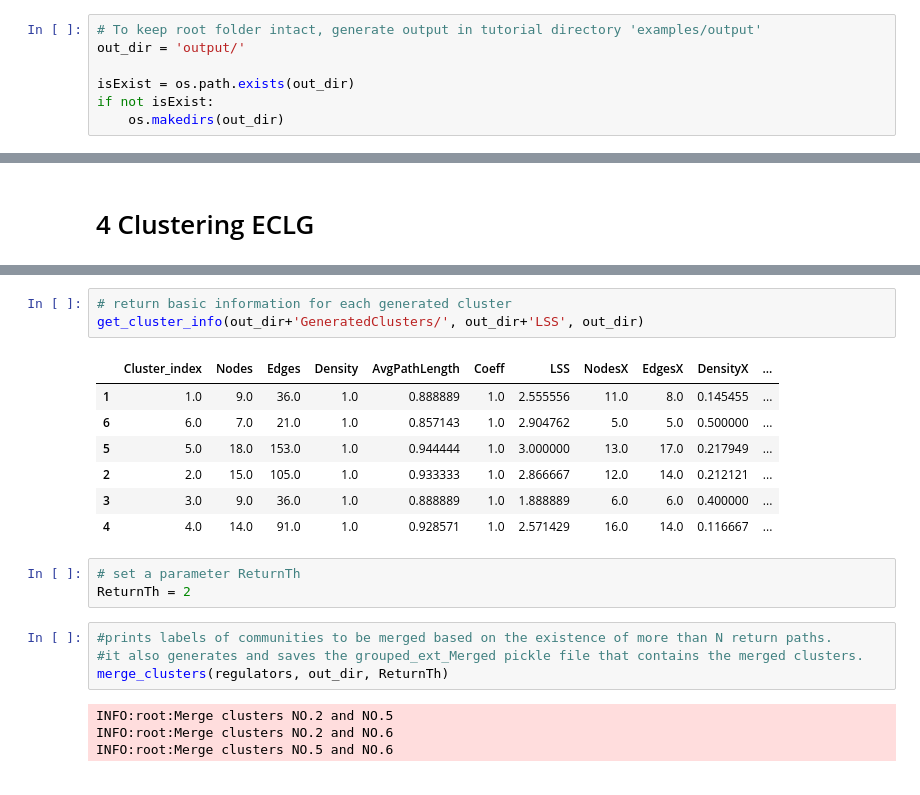
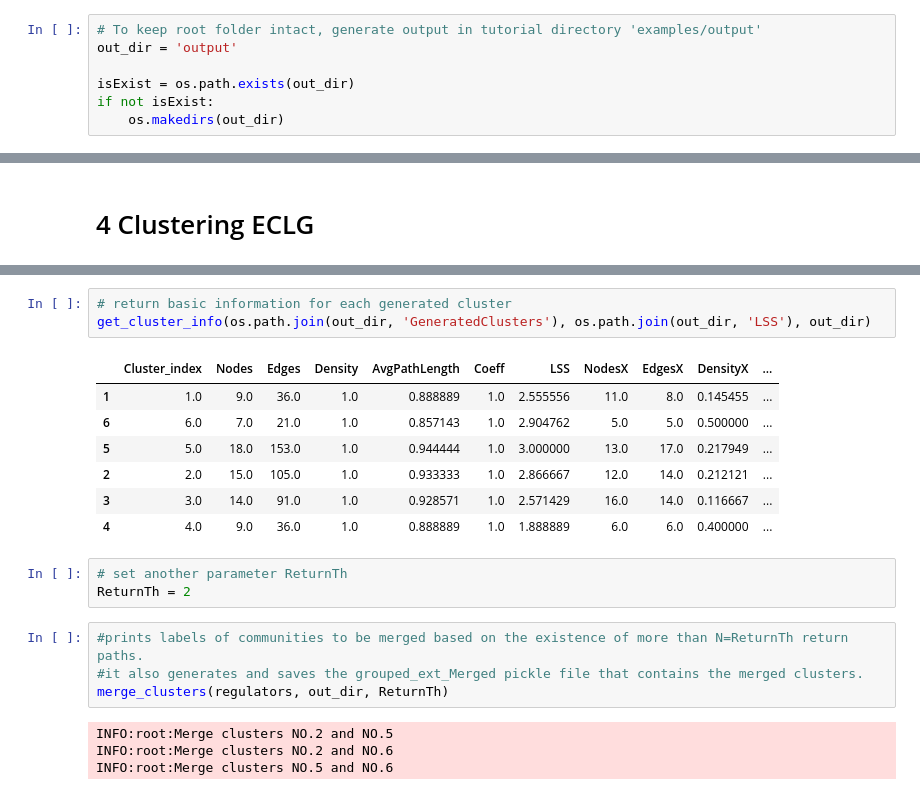
Before and after one commit to pitt-miskov-zivanov-lab/CLARINET, a Jupyter notebook: examples/use_CLARINET.ipynb, the cells around one changed output, grey strips where cells are left out. Cells and saved outputs as stored; diff of their text form.

```diff
--- a/examples/use_CLARINET.ipynb
+++ b/examples/use_CLARINET.ipynb
@@ -123,7 +123,7 @@ Node degress distribution histogram:  [0, 0, 3, 5, 9, 6, 0, 5, 18, 2, 0, 0, 0, 0
 from runClarinet import node_weighting, edge_weighting
 # %%
 # To keep root folder intact, generate output in tutorial directory 'examples/output'
-out_dir = 'output/'
+out_dir = 'output'
 
 isExist = os.path.exists(out_dir)
 if not isExist:
@@ -211,20 +211,20 @@ pickle.load(open(out_dir + "grouped_ext",'rb'))
   ['PTEN->AKT->-->2', 'PI3K->PTEN->+->2', 3]]]
 # %%
 # return basic information for each generated cluster
-get_cluster_info(out_dir+'GeneratedClusters/', out_dir+'LSS', out_dir)
+get_cluster_info(os.path.join(out_dir, 'GeneratedClusters'), os.path.join(out_dir, 'LSS'), out_dir)
 # %% [output]
 |  | Cluster_index | Nodes | Edges | Density | AvgPathLength | Coeff | LSS | NodesX | EdgesX | DensityX | ... |
 | 1 | 1.0 | 9.0 | 36.0 | 1.0 | 0.888889 | 1.0 | 2.555556 | 11.0 | 8.0 | 0.145455 | ... |
 | 6 | 6.0 | 7.0 | 21.0 | 1.0 | 0.857143 | 1.0 | 2.904762 | 5.0 | 5.0 | 0.500000 | ... |
 | 5 | 5.0 | 18.0 | 153.0 | 1.0 | 0.944444 | 1.0 | 3.000000 | 13.0 | 17.0 | 0.217949 | ... |
 | 2 | 2.0 | 15.0 | 105.0 | 1.0 | 0.933333 | 1.0 | 2.866667 | 12.0 | 14.0 | 0.212121 | ... |
-| 3 | 3.0 | 9.0 | 36.0 | 1.0 | 0.888889 | 1.0 | 1.888889 | 6.0 | 6.0 | 0.400000 | ... |
-| 4 | 4.0 | 14.0 | 91.0 | 1.0 | 0.928571 | 1.0 | 2.571429 | 16.0 | 14.0 | 0.116667 | ... |
+| 3 | 3.0 | 14.0 | 91.0 | 1.0 | 0.928571 | 1.0 | 2.571429 | 16.0 | 14.0 | 0.116667 | ... |
+| 4 | 4.0 | 9.0 | 36.0 | 1.0 | 0.888889 | 1.0 | 1.888889 | 6.0 | 6.0 | 0.400000 | ... |
 # %%
-# set a parameter ReturnTh
+# set another parameter ReturnTh
 ReturnTh = 2
 # %%
-#prints labels of communities to be merged based on the existence of more than N return paths.
+#prints labels of communities to be merged based on the existence of more than N=ReturnTh return paths.
 #it also generates and saves the grouped_ext_Merged pickle file that contains the merged clusters.
 merge_clusters(regulators, out_dir, ReturnTh)
 # %% [output]
```
Also changed, not shown: parts of 9 cells of this notebook, 5 other files.
